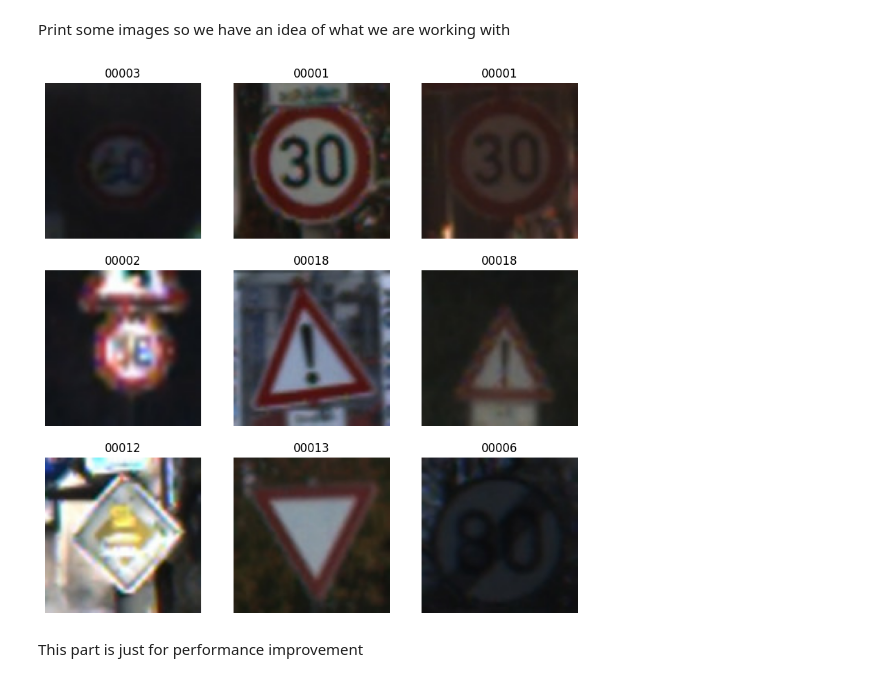
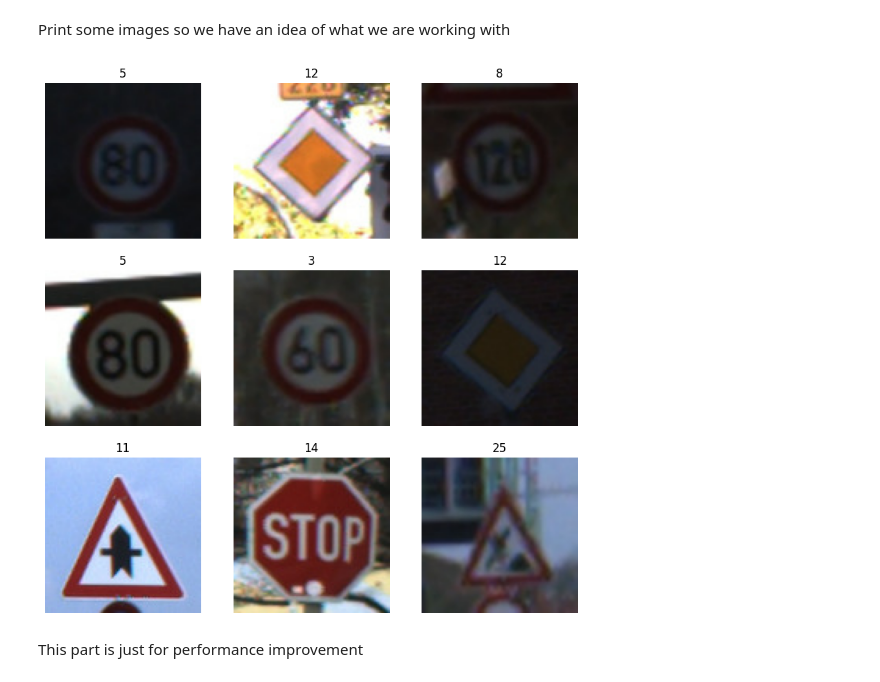
Before and after one commit to wmezadev/CSE-450-TEAM-4, a Jupyter notebook: module-5/Signs_module_5.ipynb, the cells around one changed output. Cells and saved outputs as stored; diff of their text form; code cells hidden in the pictures.

```diff
--- a/module-5/Signs_module_5.ipynb
+++ b/module-5/Signs_module_5.ipynb
@@ -79,17 +101,23 @@ Using 5394 files for validation.
 # %% [markdown]
 Print some images so we have an idea of what we are working with
 # %%
-class_names = train_ds.class_names
+class_names = []
+
+for name in train_ds.class_names:
+  if name[-1] == '0':
+    class_names.append(0)
+  else:
+    class_names.append(int(name.strip('0')))
 
 plt.figure(figsize=(10, 10))
 for images, labels in train_ds.take(1):
   for i in range(9):
     ax = plt.subplot(3, 3, i + 1)
     plt.imshow(images[i].numpy().astype("uint8"))
     plt.title(class_names[labels[i]])
     plt.axis("off")
 # %% [output]
-[figure, old version]
+[figure, new version]
 # %% [markdown]
 This part is just for performance improvement
 # %%
```
Also changed, not shown: parts of 7 cells of this notebook, 1 other file.
